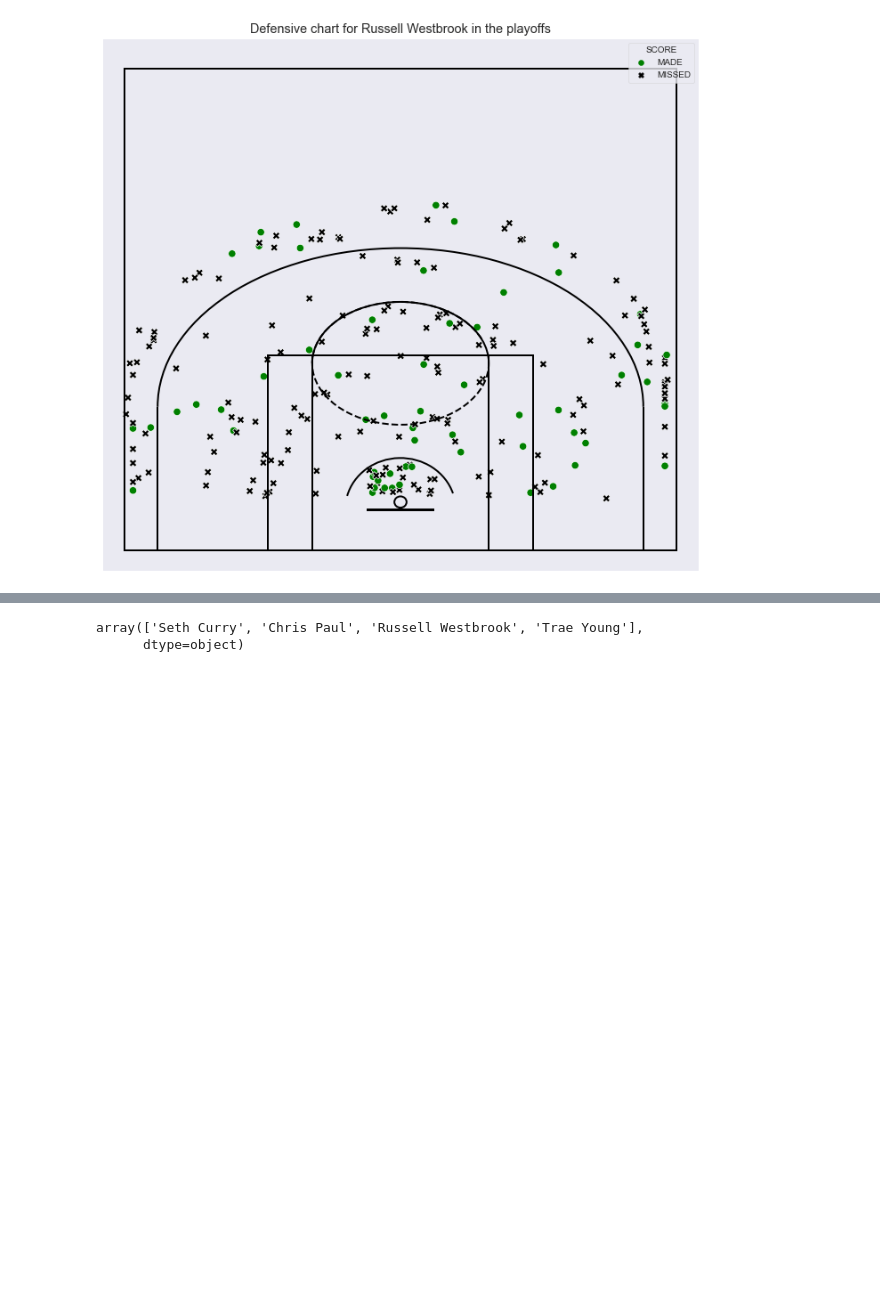
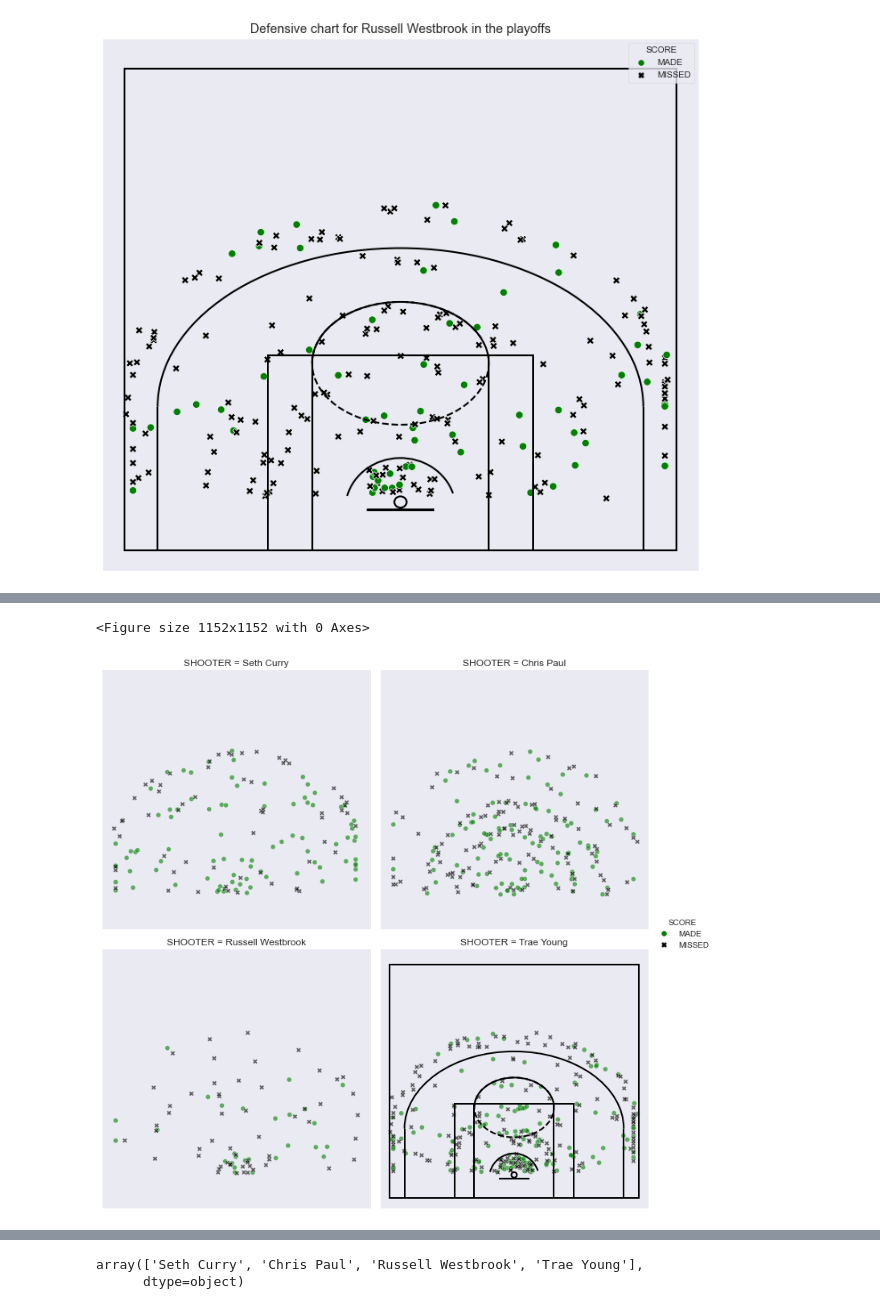
Before and after one commit to 3kleo/NBA-Shooting-Data, a Jupyter notebook: NBA_shooting_data.ipynb, the cells around one changed output, grey strips where cells are left out. Saved outputs shown, nothing was run; the diff lists cells and outputs as text; code cells hidden in the pictures; blank space fills up the shorter version.

```diff
--- a/NBA_shooting_data.ipynb
+++ b/NBA_shooting_data.ipynb
@@ -390 +444,26 @@ g.map(sns.scatterplot, 'X')
+# %%
+plt.figure(figsize=(16, 16))
+sns.set_style('dark')
+# fig, ax = plt.subplots()
+
+g = sns.relplot(data=df, x="X", y="Y",
+        col="SHOOTER",
+        kind="scatter",
+        col_wrap=2,
+        alpha=0.6,
+        hue='SCORE',
+        style='SCORE',
+        palette=["green", "black"]
+    )
+draw_court(outer_lines=True)
+# plt.xlim(-27,27)
+# ax.set_ylim(-2,50)
+g.set(ylim=(-2,50), xlim=(-27,27), xticklabels=[], yticklabels=[], xlabel=None, ylabel=None)
+# plt.xlabel(None)
+# plt.ylabel(None)
+# plt.tick_params(axis='both', which='both', labelleft=False, labelbottom=False)
+plt.show()
+# %% [output]
+<Figure size 1152x1152 with 0 Axes>
+[figure, added]
 # %%
```
Also changed, not shown: parts of 13 cells of this notebook.
